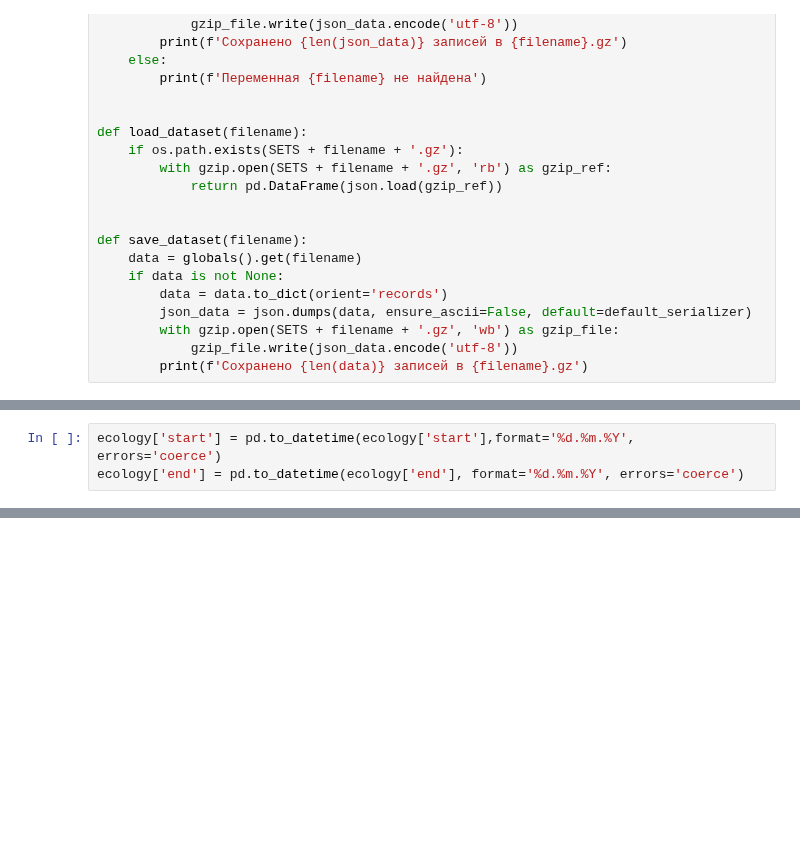
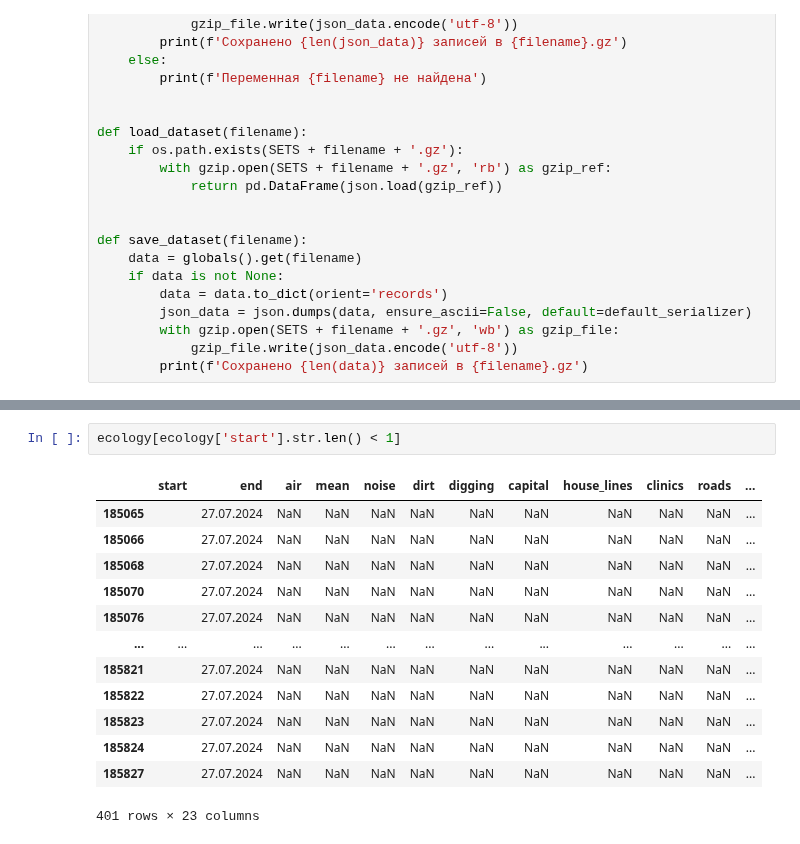
Before and after one commit to allseenn/dipai, a Jupyter notebook: 03.ipynb, the cells around one changed output, grey strips where cells are left out. Saved outputs shown, nothing was run; the diff lists cells and outputs as text; blank space fills up the shorter version.

```diff
--- a/03.ipynb
+++ b/03.ipynb
@@ -90,3 +86,0 @@ ecology[ecology['start'].str.len() < 7]
-# %%
-ecology['start'] = pd.to_datetime(ecology['start'],format='%d.%m.%Y', errors='coerce')
-ecology['end'] = pd.to_datetime(ecology['end'], format='%d.%m.%Y', errors='coerce')
@@ -103,0 +118,16 @@ capital.head()
+# %%
+ecology[ecology['start'].str.len() < 1]
+# %% [output]
+|  | start | end | air | mean | noise | dirt | digging | capital | house_lines | clinics | roads | ... |
+| 185065 |  | 27.07.2024 | NaN | NaN | NaN | NaN | NaN | NaN | NaN | NaN | NaN | ... |
+| 185066 |  | 27.07.2024 | NaN | NaN | NaN | NaN | NaN | NaN | NaN | NaN | NaN | ... |
+| 185068 |  | 27.07.2024 | NaN | NaN | NaN | NaN | NaN | NaN | NaN | NaN | NaN | ... |
+| 185070 |  | 27.07.2024 | NaN | NaN | NaN | NaN | NaN | NaN | NaN | NaN | NaN | ... |
+| 185076 |  | 27.07.2024 | NaN | NaN | NaN | NaN | NaN | NaN | NaN | NaN | NaN | ... |
+| ... | ... | ... | ... | ... | ... | ... | ... | ... | ... | ... | ... | ... |
+| 185821 |  | 27.07.2024 | NaN | NaN | NaN | NaN | NaN | NaN | NaN | NaN | NaN | ... |
+| 185822 |  | 27.07.2024 | NaN | NaN | NaN | NaN | NaN | NaN | NaN | NaN | NaN | ... |
+| 185823 |  | 27.07.2024 | NaN | NaN | NaN | NaN | NaN | NaN | NaN | NaN | NaN | ... |
+| 185824 |  | 27.07.2024 | NaN | NaN | NaN | NaN | NaN | NaN | NaN | NaN | NaN | ... |
+| 185827 |  | 27.07.2024 | NaN | NaN | NaN | NaN | NaN | NaN | NaN | NaN | NaN | ... |
+401 rows × 23 columns
```
Also changed, not shown: parts of 7 cells of this notebook, 4 other files.
